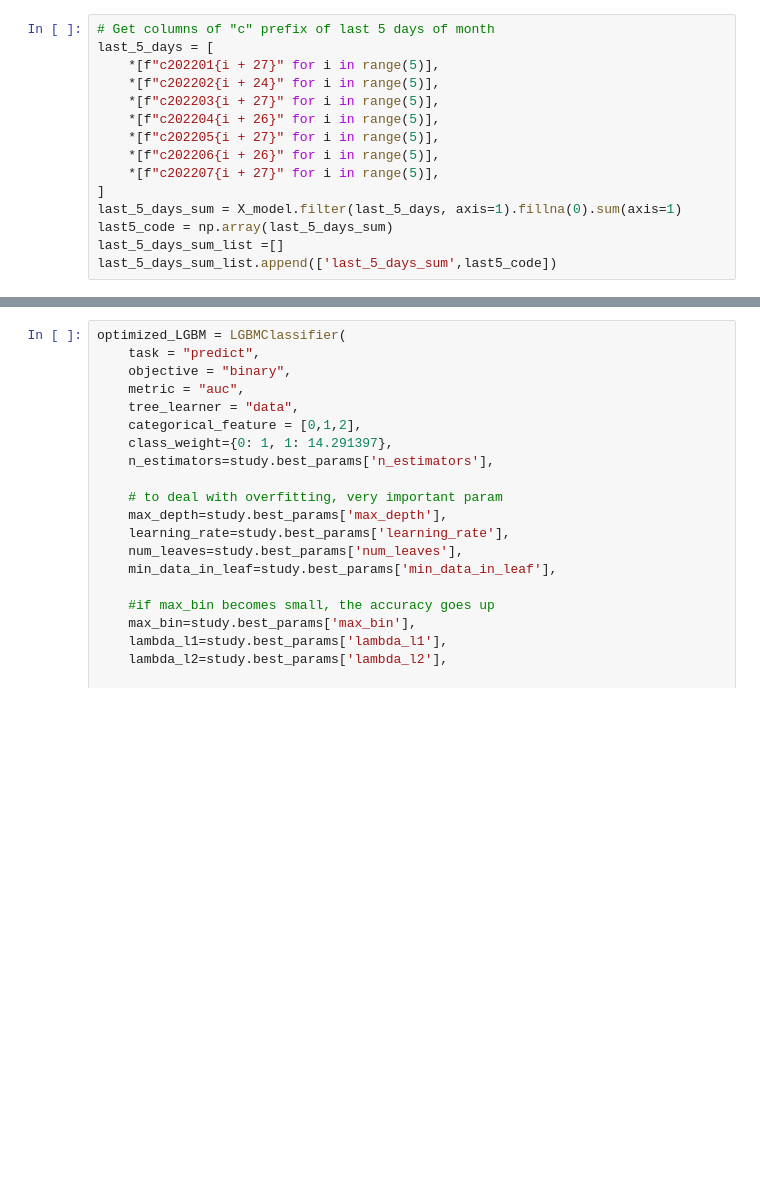
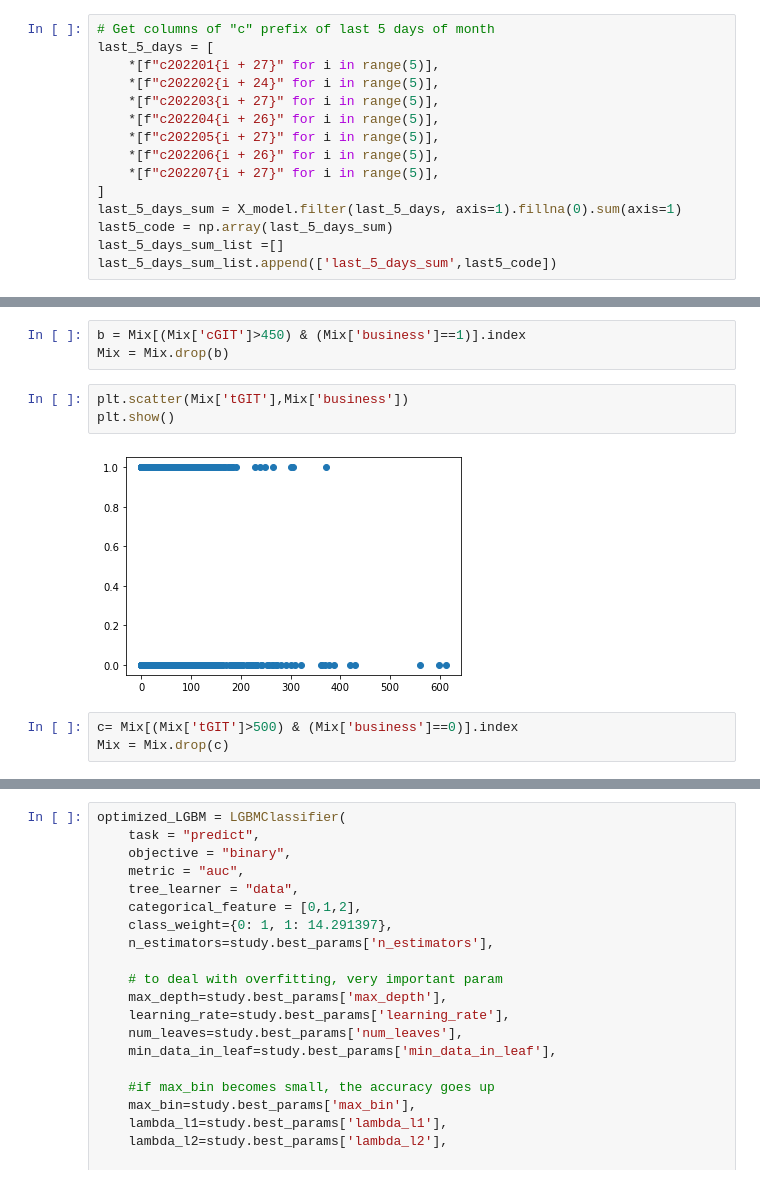
Before and after one commit to 01Joseph-Hwang10/data-science-contest-2022, a Jupyter notebook: TaewookHam/Remove_outliers.ipynb, the cells around one changed output, grey strips where cells are left out. Drawn from its saved outputs; the diff is of its cells as text; blank space fills up the shorter version.

```diff
--- a/TaewookHam/Remove_outliers.ipynb
+++ b/TaewookHam/Remove_outliers.ipynb
@@ -254,0 +259,11 @@ Data preprocessing...
+# %%
+b = Mix[(Mix['cGIT']>450) & (Mix['business']==1)].index
+Mix = Mix.drop(b)
+# %%
+plt.scatter(Mix['tGIT'],Mix['business'])
+plt.show()
+# %% [output]
+[figure, added]
+# %%
+c= Mix[(Mix['tGIT']>500) & (Mix['business']==0)].index
+Mix = Mix.drop(c)
```
Also changed, not shown: parts of 26 cells of this notebook.
